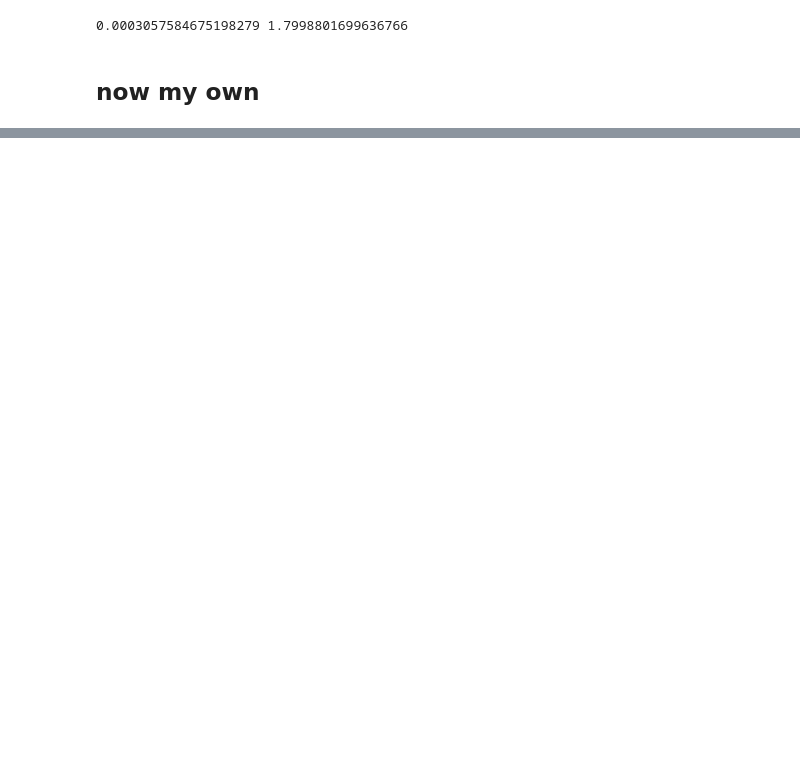
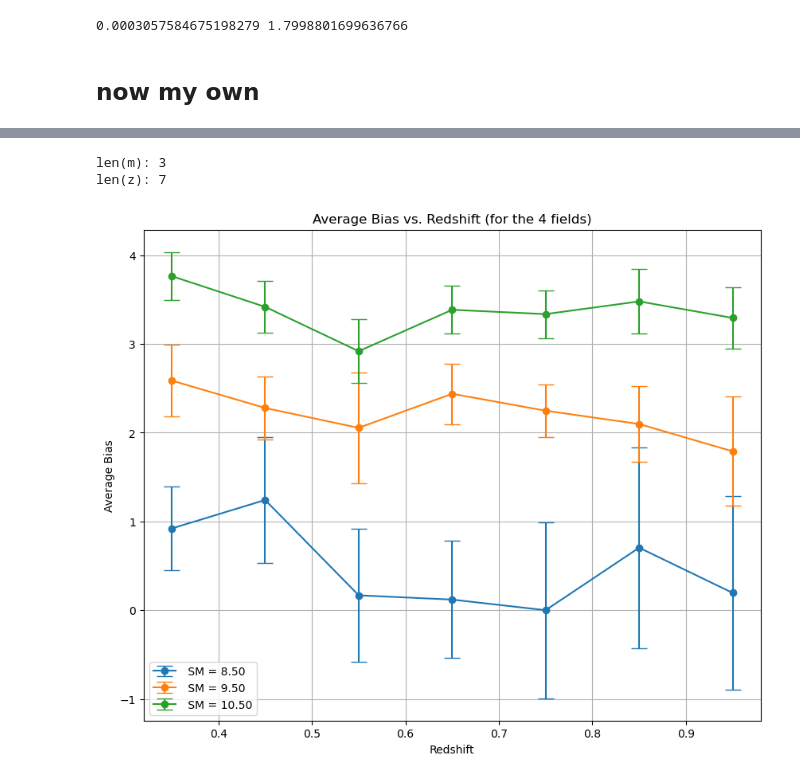
Before and after one commit to OtiliaIrina/Master_Thesis, a Jupyter notebook: Cosmic_Variance.ipynb, the cells around one changed output, grey strips where cells are left out. Saved outputs shown, nothing was run; the diff lists cells and outputs as text; code cells hidden in the pictures; blank space fills up the shorter version.

```diff
--- a/Cosmic_Variance.ipynb
+++ b/Cosmic_Variance.ipynb
@@ -341,0 +749,19 @@ config = {
+# %%
+for i, result in enumerate(column_sums):
+    print(f"Subsample {result['catalog_index']}:")
+
+
+    plt.scatter(theta, w, label='IC corrected', color='orange')
+    plt.scatter(theta, w_thetas[i], marker='o', label='without IC', color='blue')  # without IC
+
+    plt.plot(gg.theta*180/np.pi, gg.angular_corr_matter,'k-', label='CF of DM')
+    plt.plot(gg.theta*180/np.pi, gg.angular_corr_matter*biases[i], 'g-', label='Fit for bias')
+    plt.plot(gg.theta*180/np.pi, gg.angular_corr_gal, 'r-', label='HOD fit')
+
+
+    plt.xscale("log")
+    plt.yscale("log")
+    plt.xlabel("theta")
+    plt.ylabel("w_theta")
+    plt.legend()
+    plt.show()
@@ -341,0 +816,39 @@ config = {
+# %%
+
+z_values = np.arange(0.3, 1.1, 0.1)  ### be careful about completness issues, maybe stop at 0.4 for high SM
+
+#SM_range = np.linspace(9.5, 11, num=2) # High SM
+#SM_range = np.linspace(8, 9.5, num=2) #Low SM
+SM_range = np.linspace(8, 11, num=4) # diff SM
+m = np.unique(SM_mean_range) # Get the unique SM values
+z= z_mean_range
+
+print('len(m):',len(m))
+print('len(z):',len(z))
+
+zm=np.meshgrid(m,z)
+np.array(zm)
+zm=np.array(zm).reshape(2,-1)
+zm[:,0]
+
+
+avg_bias = np.reshape(biases, (len(z), len(m))).T
+
+#avg_bias_error= np.reshape(bias_errors, (len(z), len(m))).T
+
+plt.figure(figsize=(10, 8))
+
+for i in range(len(m)):
+    plt.errorbar(z, avg_bias[i], yerr= avg_bias_error[i], label=f" SM = {m[i]:.2f}",marker='o',capsize=7)
+    #plt.plot(z, avg_bias[i],  label=f" SM = {m[i]:.2f}",marker='o')
+plt.title('Average Bias vs. Redshift (for the 4 fields)')
+plt.xlabel('Redshift')
+plt.ylabel('Average Bias')
+plt.grid(True)
+plt.legend()
+plt.savefig(os.path.join(res,'Avgerage_bias'))
+plt.show()
+# %% [output]
+len(m): 3
+len(z): 7
+[figure, added]
```
Also changed, not shown: parts of 28 cells of this notebook, 32 other files.
